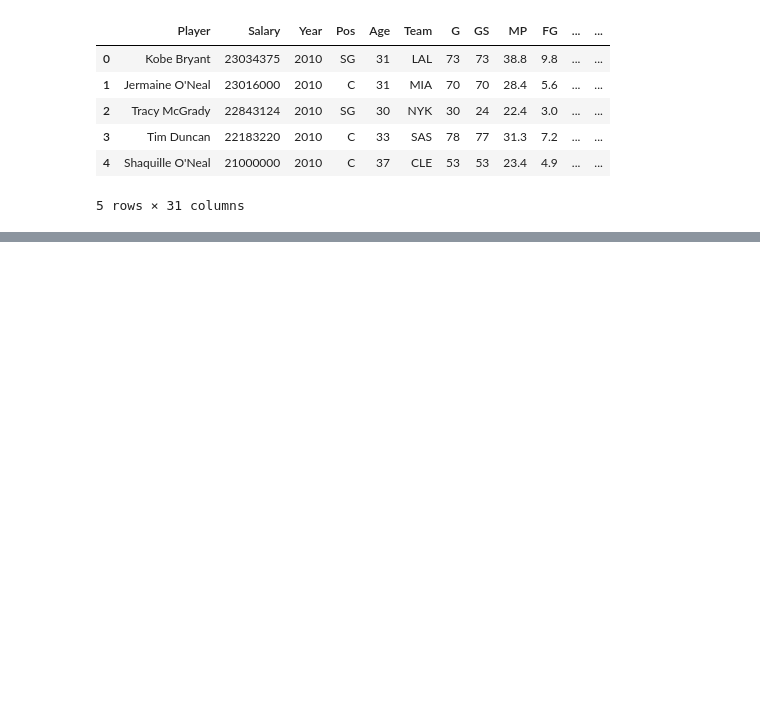
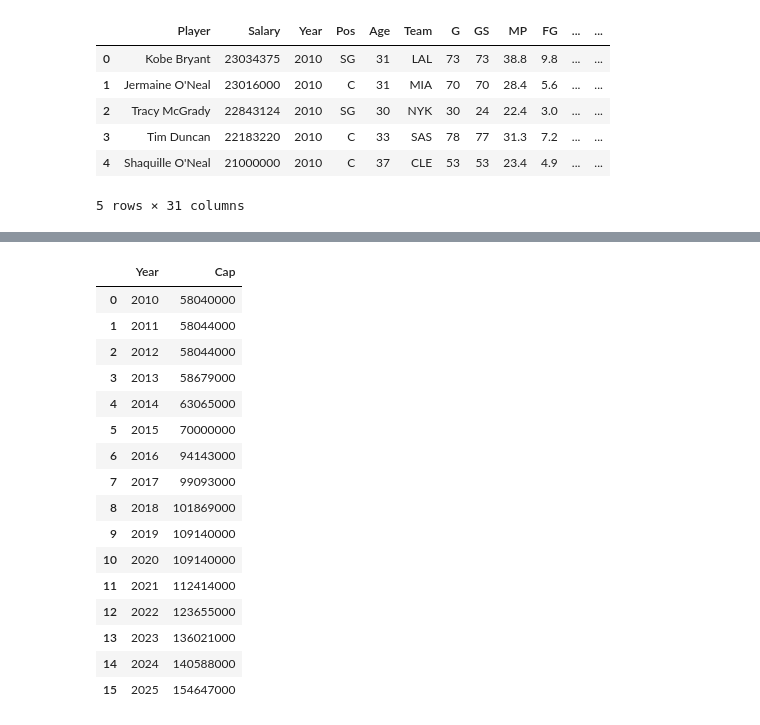
Before and after one commit to sophiezydfifi/207fall-project-ding-peteh-valadez-zhang, a Jupyter notebook: 207_Milestone_workbook.ipynb, the cells around one changed output, grey strips where cells are left out. Saved outputs shown, nothing was run; the diff lists cells and outputs as text; code cells hidden in the pictures; blank space fills up the shorter version.

```diff
--- a/207_Milestone_workbook.ipynb
+++ b/207_Milestone_workbook.ipynb
@@ -19,0 +77,37 @@ df.head()
+# %%
+# I want to adjust all the salary from different years to the level of 2025 based on the NBA cap.
+#Salary Cap Maximum values (from  the NBA salary Cap table, 2010–2025)
+cap_data = {
+    "Year": [
+        2010, 2011, 2012, 2013, 2014, 2015,
+        2016, 2017, 2018, 2019, 2020, 2021,
+        2022, 2023, 2024, 2025
+    ],
+    "Cap": [
+        58040000, 58044000, 58044000, 58679000,
+        63065000, 70000000, 94143000, 99093000,
+        101869000, 109140000, 109140000, 112414000,
+        123655000, 136021000, 140588000, 154647000
+    ]
+}
+
+cap_df = pd.DataFrame(cap_data)
+cap_df
+# %% [output]
+|  | Year | Cap |
+| 0 | 2010 | 58040000 |
+| 1 | 2011 | 58044000 |
+| 2 | 2012 | 58044000 |
+| 3 | 2013 | 58679000 |
+| 4 | 2014 | 63065000 |
+| 5 | 2015 | 70000000 |
+| 6 | 2016 | 94143000 |
+| 7 | 2017 | 99093000 |
+| 8 | 2018 | 101869000 |
+| 9 | 2019 | 109140000 |
+| 10 | 2020 | 109140000 |
+| 11 | 2021 | 112414000 |
+| 12 | 2022 | 123655000 |
+| 13 | 2023 | 136021000 |
+| 14 | 2024 | 140588000 |
+| 15 | 2025 | 154647000 |
```
Also changed, not shown: parts of 3 cells of this notebook.
